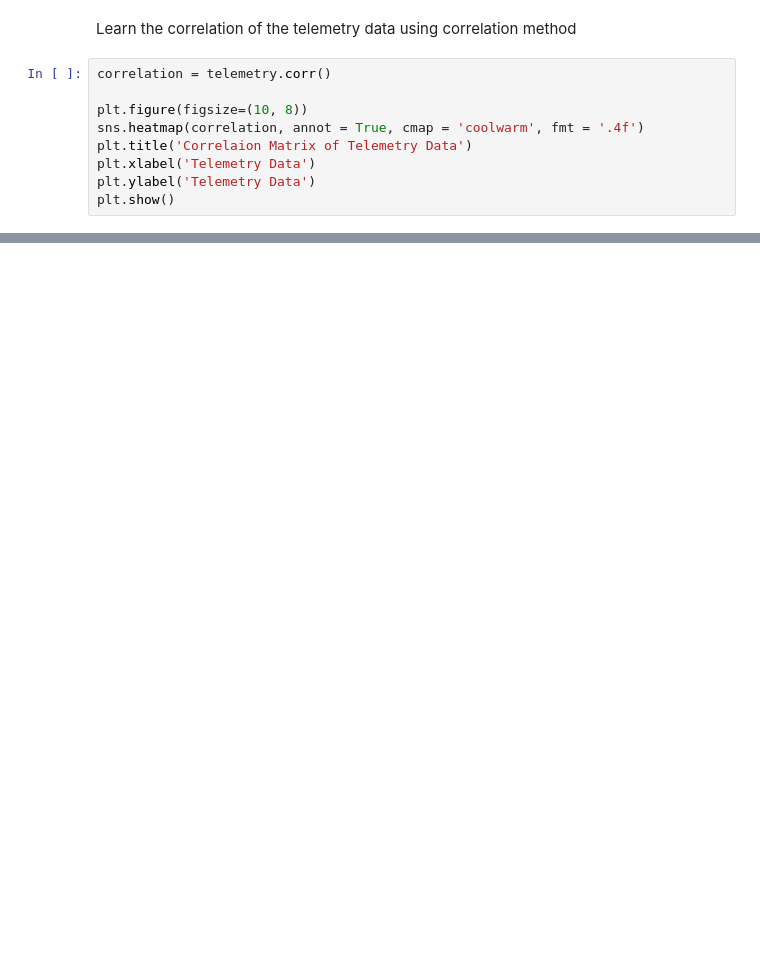
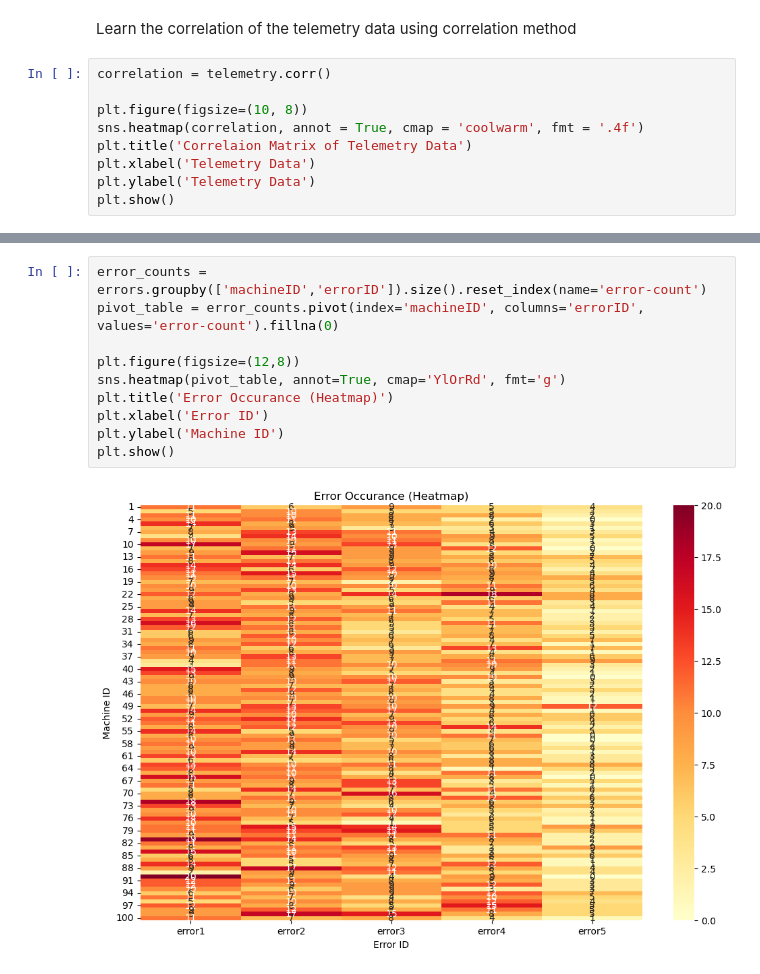
Before and after one commit to Nunusavi/Predictive-Maintenance-for-Industrial-Equipment, a Jupyter notebook: Data processing.ipynb, the cells around one changed output, grey strips where cells are left out. Cells and saved outputs as stored; diff of their text form; blank space fills up the shorter version.

```diff
--- a/Data processing.ipynb
+++ b/Data processing.ipynb
@@ -187,0 +284,12 @@ plt.show()
+# %%
+error_counts = errors.groupby(['machineID','errorID']).size().reset_index(name='error-count')
+pivot_table = error_counts.pivot(index='machineID', columns='errorID', values='error-count').fillna(0)
+
+plt.figure(figsize=(12,8))
+sns.heatmap(pivot_table, annot=True, cmap='YlOrRd', fmt='g')
+plt.title('Error Occurance (Heatmap)')
+plt.xlabel('Error ID')
+plt.ylabel('Machine ID')
+plt.show()
+# %% [output]
+[figure, added]
```
Also changed, not shown: parts of 18 cells of this notebook.
